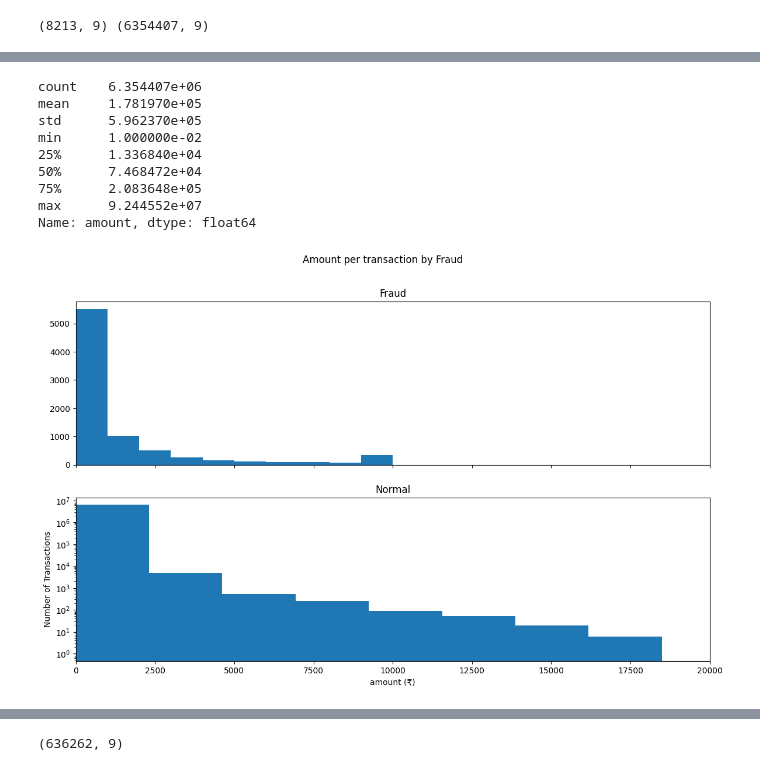
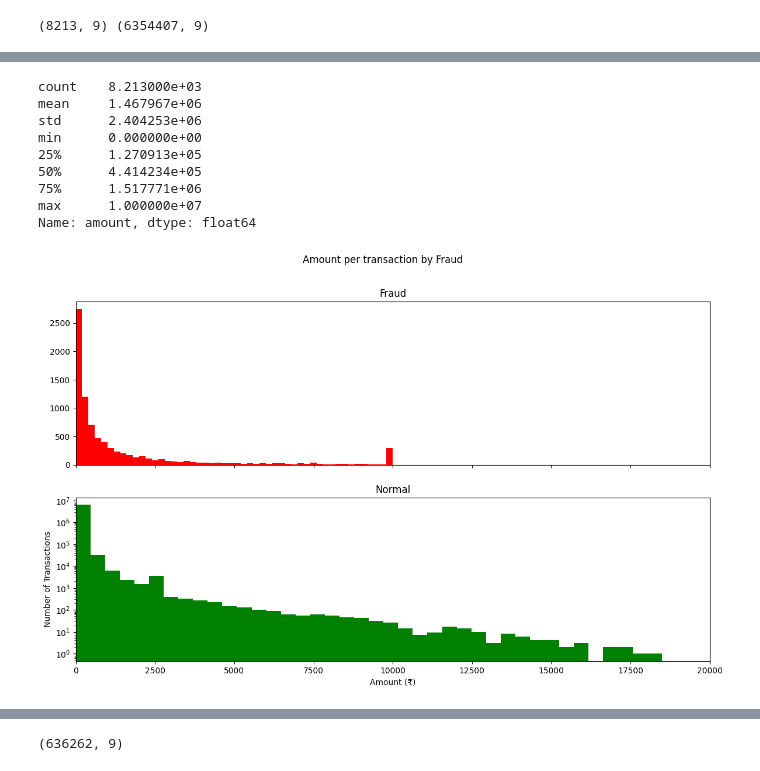
Before and after one commit to Talib2021/Predicting_Fraudulent_Transactions, a Jupyter notebook: Anamoly Detection.ipynb, the cells around one changed output, grey strips where cells are left out. Drawn from its saved outputs; the diff is of its cells as text; code cells hidden in the pictures.

```diff
--- a/Anamoly Detection.ipynb
+++ b/Anamoly Detection.ipynb
@@ -112,28 +89,32 @@ Name: amount, dtype: float64
 # %%
-normal.amount.describe()
+fraud.amount.describe()
 # %% [output]
-count    6.354407e+06
-mean     1.781970e+05
-std      5.962370e+05
-min      1.000000e-02
-25%      1.336840e+04
-50%      7.468472e+04
-75%      2.083648e+05
-max      9.244552e+07
+count    8.213000e+03
+mean     1.467967e+06
+std      2.404253e+06
+min      0.000000e+00
+25%      1.270913e+05
+50%      4.414234e+05
+75%      1.517771e+06
+max      1.000000e+07
 Name: amount, dtype: float64
 # %%
 f, (ax1, ax2) = plt.subplots(2, 1, sharex=True)
 f.suptitle('Amount per transaction by Fraud')
 bins = 50
-ax1.hist(fraud.amount/1000)
+
+# Update the color for the histograms
+ax1.hist(fraud.amount / 1000, bins=bins, color='red')  # Fraud transactions in red
 ax1.set_title('Fraud')
-ax2.hist(normal.amount/4000)
+
+ax2.hist(normal.amount / 4000, bins=bins, color='green')  # Normal transactions in green
 ax2.set_title('Normal')
-plt.xlabel('amount (₹)')
+
+plt.xlabel('Amount (₹)')
 plt.ylabel('Number of Transactions')
 plt.xlim((0, 20000))
 plt.yscale('log')
 plt.show()
 # %% [output]
-[figure, old version]
+[figure, new version]
 # %%
```
Also changed, not shown: parts of 27 cells of this notebook, 8 other files.
